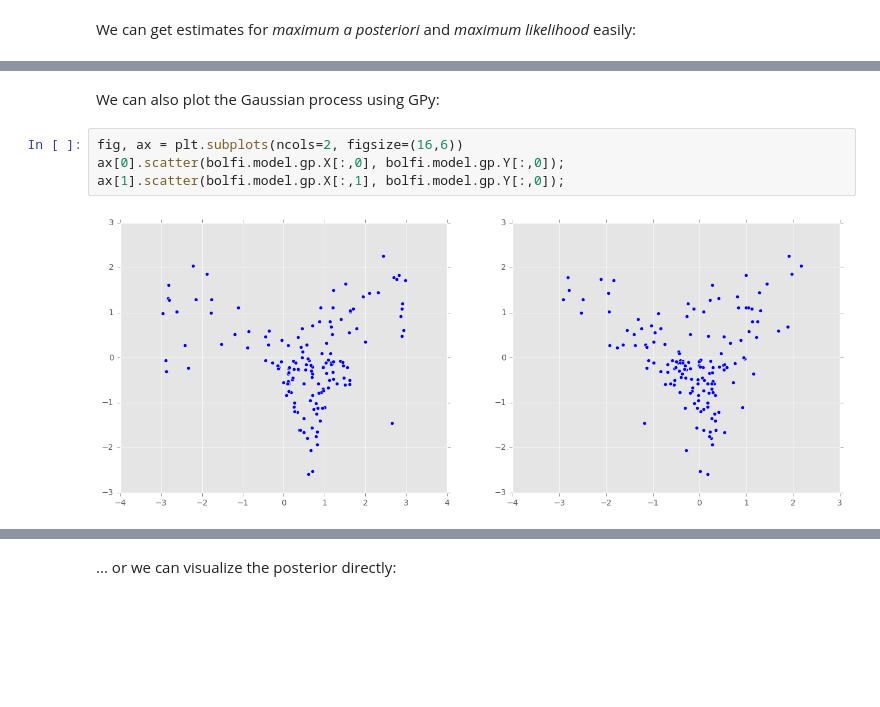
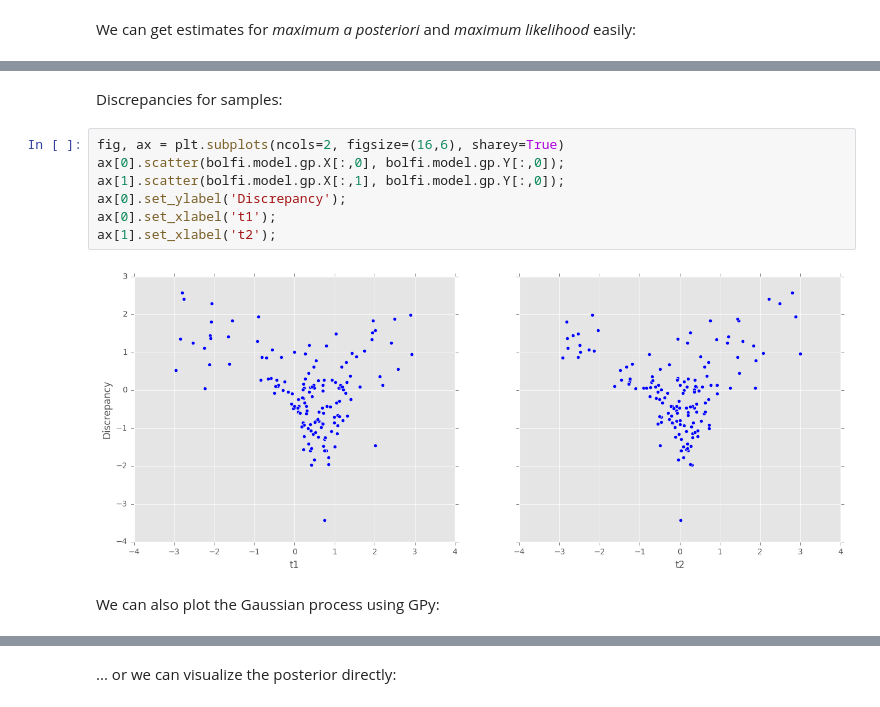
Before and after one commit to elfi-dev/elfi, a Jupyter notebook: notebooks/ELFI_tutorial_MA2.ipynb, the cells around one changed output, grey strips where cells are left out. Drawn from its saved outputs; the diff is of its cells as text; blank space fills up the shorter version.

```diff
--- a/notebooks/ELFI_tutorial_MA2.ipynb
+++ b/notebooks/ELFI_tutorial_MA2.ipynb
@@ -380,11 +382,16 @@ post.MAP, post.ML
+# %% [markdown]
+Discrepancies for samples:
+# %%
+fig, ax = plt.subplots(ncols=2, figsize=(16,6), sharey=True)
+ax[0].scatter(bolfi.model.gp.X[:,0], bolfi.model.gp.Y[:,0]);
+ax[1].scatter(bolfi.model.gp.X[:,1], bolfi.model.gp.Y[:,0]);
+ax[0].set_ylabel('Discrepancy');
+ax[0].set_xlabel('t1');
+ax[1].set_xlabel('t2');
+# %% [output]
+[figure, added]
 # %% [markdown]
 We can also plot the Gaussian process using GPy:
-# %%
-fig, ax = plt.subplots(ncols=2, figsize=(16,6))
-ax[0].scatter(bolfi.model.gp.X[:,0], bolfi.model.gp.Y[:,0]);
-ax[1].scatter(bolfi.model.gp.X[:,1], bolfi.model.gp.Y[:,0]);
-# %% [output]
-[figure, removed]
 # %%
 bolfi.model.gp.plot();
 # %% [output]
```
Also changed, not shown: parts of 23 cells of this notebook, 5 other files.
